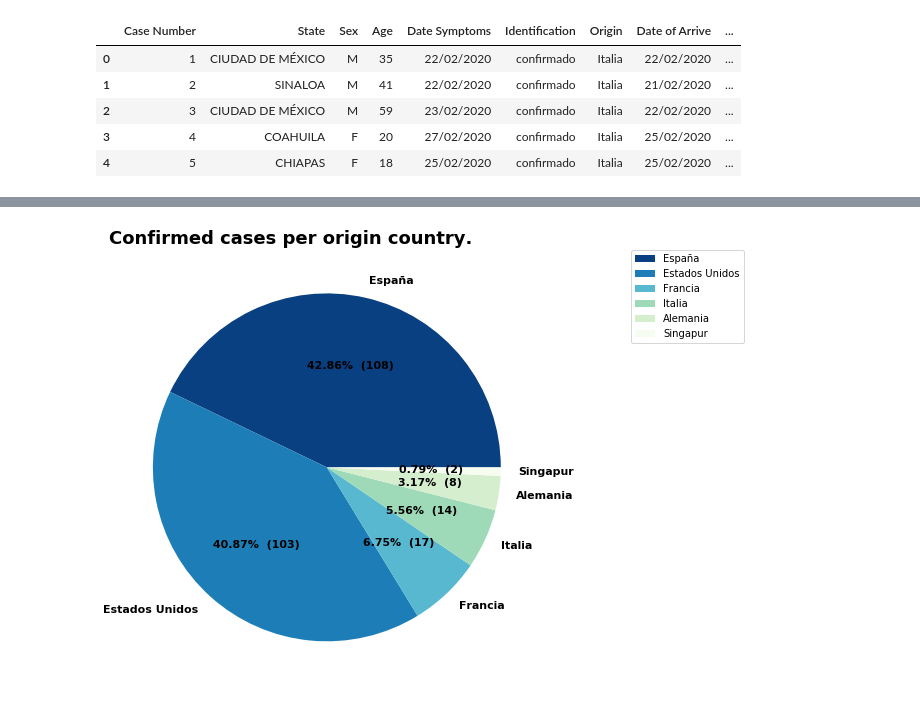
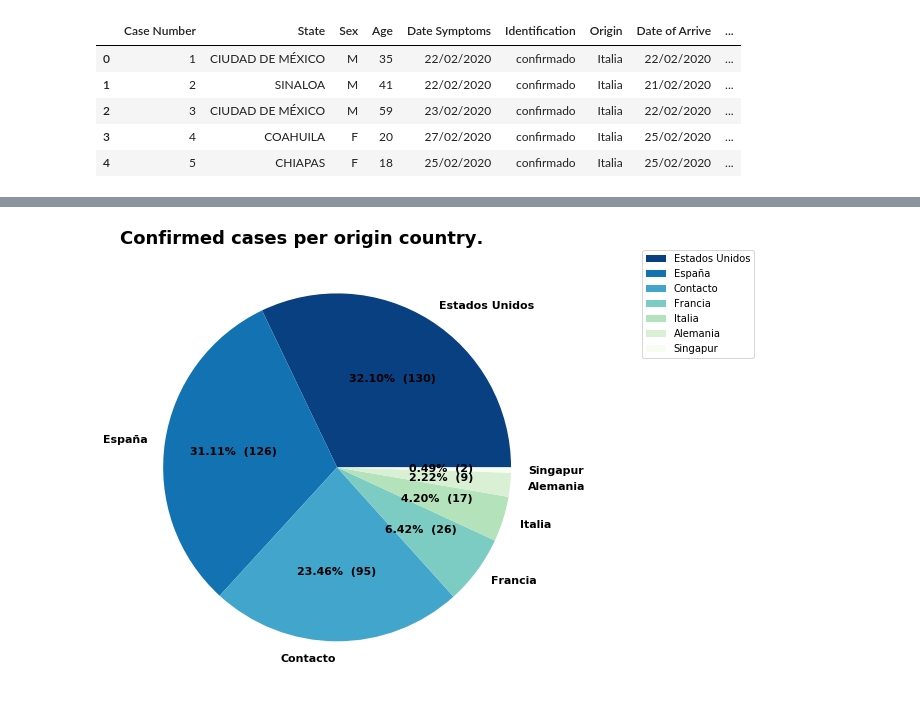
Before and after one commit to CarlosDNieto/COVID-19, a Jupyter notebook: COVID-19_MEXICO.ipynb, the cells around one changed output, grey strips where cells are left out. Cells and saved outputs as stored; diff of their text form; code cells hidden in the pictures.

Commit message:
update and made data directory

```diff
--- a/COVID-19_MEXICO.ipynb
+++ b/COVID-19_MEXICO.ipynb
@@ -17,10 +17,10 @@ The data sources are the tables of positive confirmed cases in the [Daily techni
 # %%
 # to update please edit the date as the format below:
 # ---- aaaa.mm.dd
-date = '2020.03.23'
+date = '2020.03.24'
 
 # local path of the file in my computer.
-path = 'mexico_data_sources\\Tablas de Casos Confirmados\\Tabla_casos_positivos_COVID-19_resultado_InDRE_'+date+'.pdf'
+path = 'data\\mexico_data_sources\\Tablas de Casos Confirmados\\Tabla_casos_positivos_COVID-19_resultado_InDRE_'+date+'.pdf'
 # %% [markdown]
 # Read data
 # %%
@@ -46,7 +46,7 @@ def read_confirmed_pdf(path):
     for page in range(number_of_pages):
 
         if page==0:
-            df = tabula.read_pdf(path, pages=str(page+1), area=[110,5,800,900], stream=True, pandas_options={'header':None})
+            df = tabula.read_pdf(path, pages=str(page+1), area=[120,5,800,900], stream=True, pandas_options={'header':None})
             dfs[page] = df[0]
 
         elif page<(number_of_pages-1):
@@ -54,7 +54,7 @@ def read_confirmed_pdf(path):
             dfs[page] = df[0]
 
         else:
-            df = tabula.read_pdf(path, pages=str(page+1), area=[35,5,700,900], stream=True, pandas_options={'header':None})
+            df = tabula.read_pdf(path, pages=str(page+1), area=[35,5,500,900], stream=True, pandas_options={'header':None})
             dfs[page] = df[0]
 
     # join all the DataFrame's in just one.
@@ -513,21 +487,21 @@ ValueError: Colormap virdis is not recognized. Possible values are: Accent, Acce
 # %%
 # pie chart of confirmed cases per origin country
 
-origin_df = pd.DataFrame(df[df['Origin']!='Contacto']['Origin'].value_counts())
+origin_df = pd.DataFrame(df['Origin'].value_counts())
 ix = origin_df.index.to_list()
 origin_df = pd.DataFrame(df['Origin'].value_counts(),
                         index = pd.Index(ix,name='Origin'))
 origin_df = origin_df.rename({'Origin':'Confirmed'},axis=1)
 origin_df.plot.pie(subplots=True, figsize=(8, 8), colormap='GnBu_r',
                    autopct=lambda p : '{:.2f}%  ({:,.0f})'.format(p,p * sum(origin_df['Confirmed'])/100),
                   textprops={'fontsize': 11, 'fontweight':'bold'})
 plt.legend(bbox_to_anchor=(1.2, 1), loc='upper left',borderaxespad=0.)
 plt.ylabel(None)
 plt.title('Confirmed cases per origin country.', size=18,fontweight='bold',loc='left')
 plt.savefig('figs\confirmed_origin.png',bbox_inches = 'tight')
 plt.show()
 # %% [output]
-[figure, old version]
+[figure, new version]
 # %%
 import plotly.express as px
 fig = px.pie(
```
Also changed, not shown: parts of 14 cells of this notebook, 15 other files.
